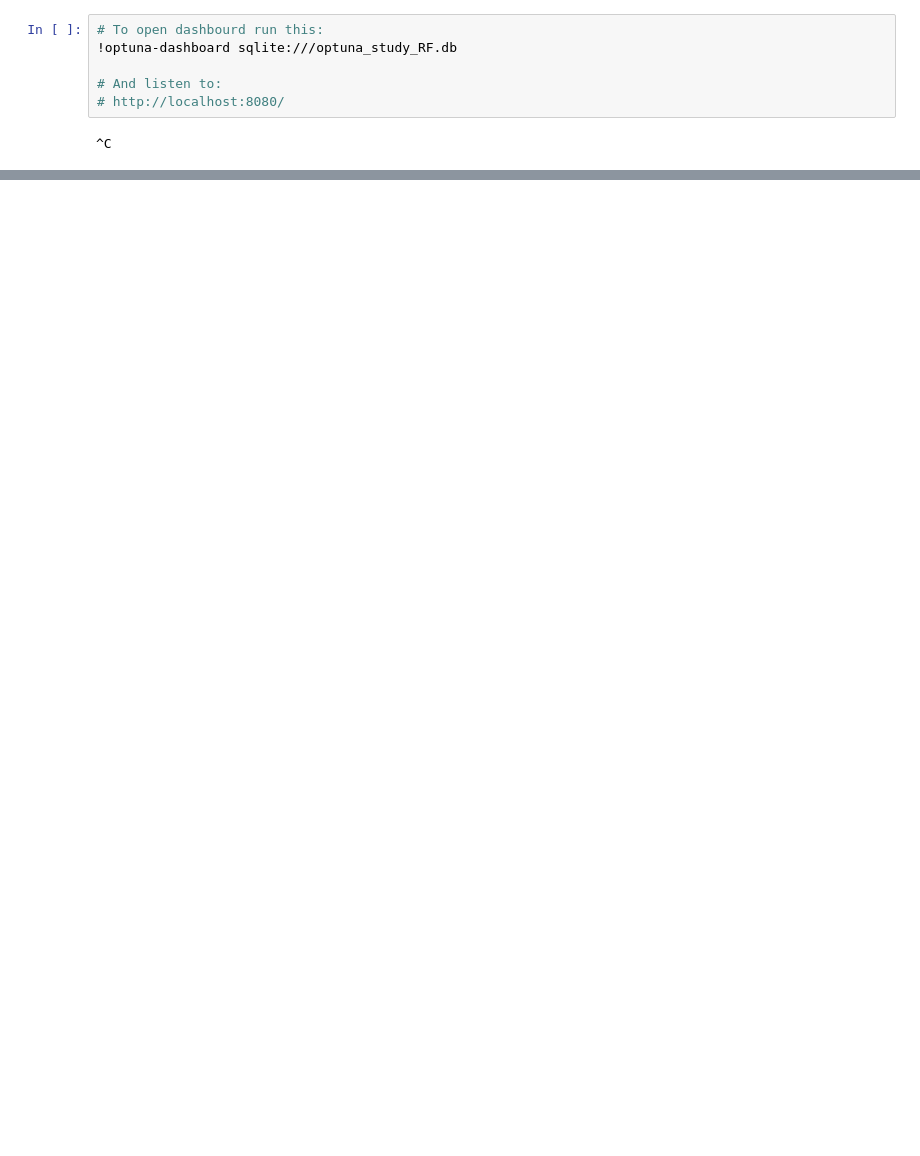
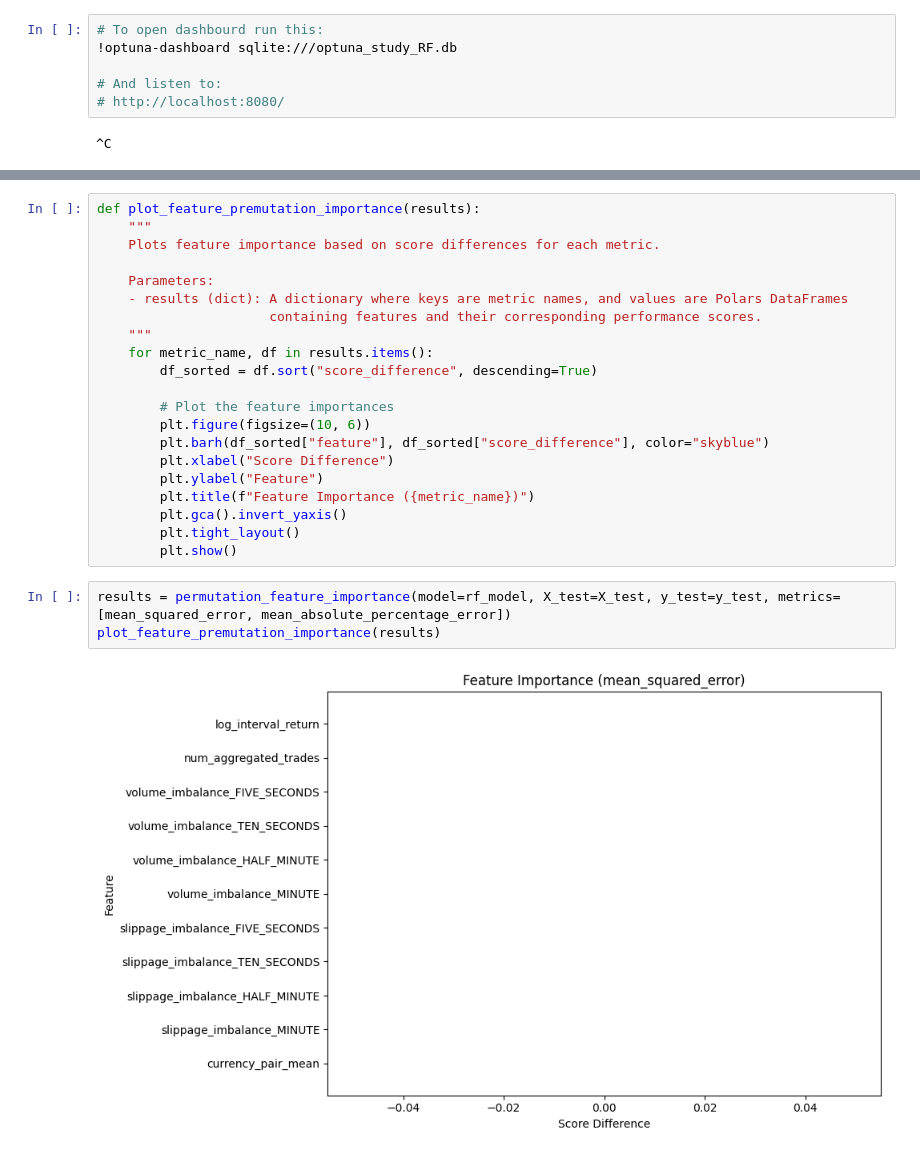
Before and after one commit to B0R0koko/microstructure_price_prediction, a Jupyter notebook: src/data_analysis/random_forest.ipynb, the cells around one changed output, grey strips where cells are left out. Saved outputs shown, nothing was run; the diff lists cells and outputs as text; blank space fills up the shorter version.

Commit message:
Scaling feature logic added, pemutation feature importance added

```diff
--- a/src/data_analysis/random_forest.ipynb
+++ b/src/data_analysis/random_forest.ipynb
@@ -129,0 +225,26 @@ MAPE on test: 633064526.7184
+# %%
+def plot_feature_premutation_importance(results):
+    """
+    Plots feature importance based on score differences for each metric.
+
+    Parameters:
+    - results (dict): A dictionary where keys are metric names, and values are Polars DataFrames
+                      containing features and their corresponding performance scores.
+    """
+    for metric_name, df in results.items():
+        df_sorted = df.sort("score_difference", descending=True)
+
+        # Plot the feature importances
+        plt.figure(figsize=(10, 6))
+        plt.barh(df_sorted["feature"], df_sorted["score_difference"], color="skyblue")
+        plt.xlabel("Score Difference")
+        plt.ylabel("Feature")
+        plt.title(f"Feature Importance ({metric_name})")
+        plt.gca().invert_yaxis()
+        plt.tight_layout()
+        plt.show()
+# %%
+results = permutation_feature_importance(model=rf_model, X_test=X_test, y_test=y_test, metrics=[mean_squared_error, mean_absolute_percentage_error])
+plot_feature_premutation_importance(results)
+# %% [output]
+[figure, added]
```
Also changed, not shown: parts of 13 cells of this notebook, 4 other files.
